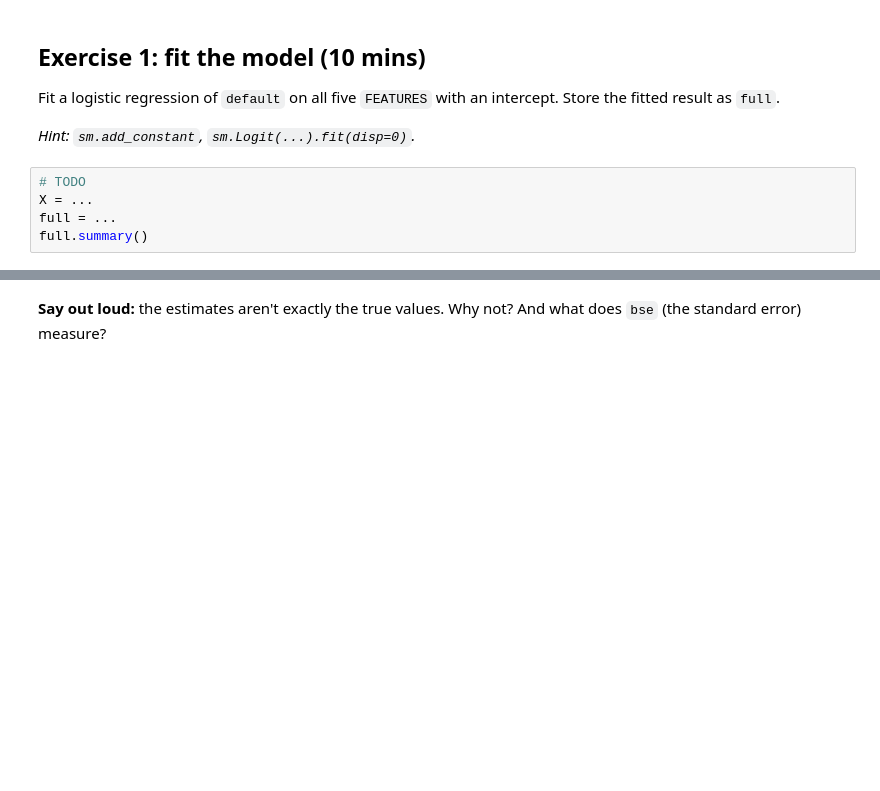
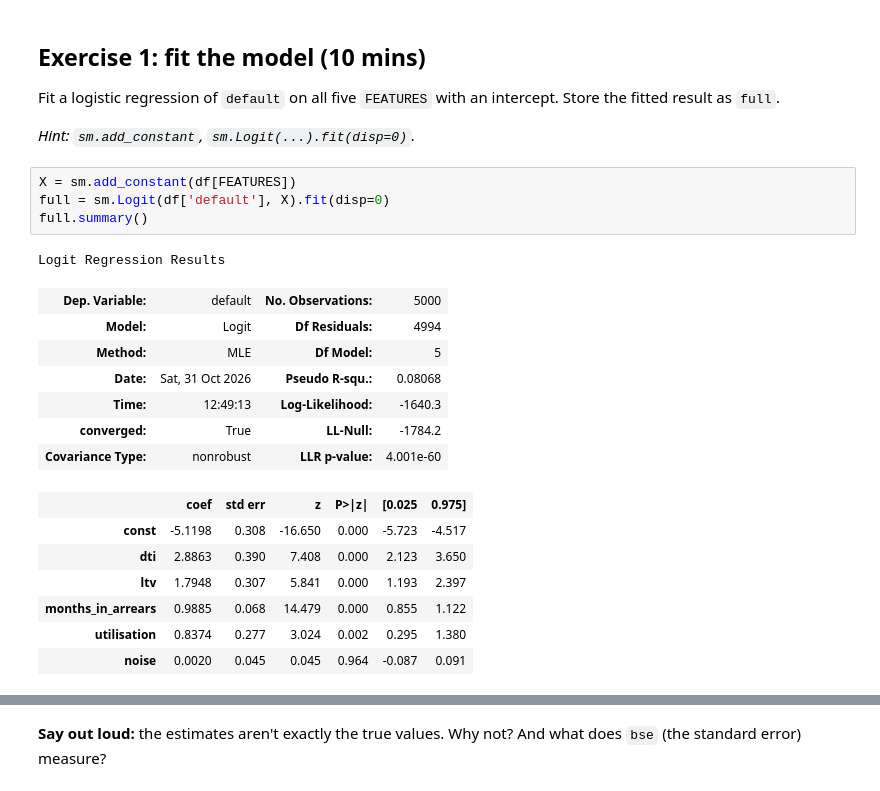
Before and after one commit to S-Azeem/credit_risk_playground, a Jupyter notebook: day1_stats_exercises.ipynb, the cells around one changed output, grey strips where cells are left out. Drawn from its saved outputs; the diff is of its cells as text; blank space fills up the shorter version.

Commit message:
log likelihood

```diff
--- a/day1_stats_exercises.ipynb
+++ b/day1_stats_exercises.ipynb
@@ -92,10 +94,25 @@ Fit a logistic regression of `default` on all five `FEATURES` with an intercept.
 
 *Hint: `sm.add_constant`, `sm.Logit(...).fit(disp=0)`.*
 # %%
-# TODO
-X = ...
-full = ...
+X = sm.add_constant(df[FEATURES])
+full = sm.Logit(df['default'], X).fit(disp=0)
 full.summary()
+# %% [output]
+Logit Regression Results
+| Dep. Variable: | default | No. Observations: | 5000 |
+| Model: | Logit | Df Residuals: | 4994 |
+| Method: | MLE | Df Model: | 5 |
+| Date: | Sat, 31 Oct 2026 | Pseudo R-squ.: | 0.08068 |
+| Time: | 12:49:13 | Log-Likelihood: | -1640.3 |
+| converged: | True | LL-Null: | -1784.2 |
+| Covariance Type: | nonrobust | LLR p-value: | 4.001e-60 |
+|  | coef | std err | z | P>|z| | [0.025 | 0.975] |
+| const | -5.1198 | 0.308 | -16.650 | 0.000 | -5.723 | -4.517 |
+| dti | 2.8863 | 0.390 | 7.408 | 0.000 | 2.123 | 3.650 |
+| ltv | 1.7948 | 0.307 | 5.841 | 0.000 | 1.193 | 2.397 |
+| months_in_arrears | 0.9885 | 0.068 | 14.479 | 0.000 | 0.855 | 1.122 |
+| utilisation | 0.8374 | 0.277 | 3.024 | 0.002 | 0.295 | 1.380 |
+| noise | 0.0020 | 0.045 | 0.045 | 0.964 | -0.087 | 0.091 |
 # %%
 # CHECK
 assert len(full.params) == 6
```
Also changed, not shown: parts of 2 cells of this notebook, 4 other files.
